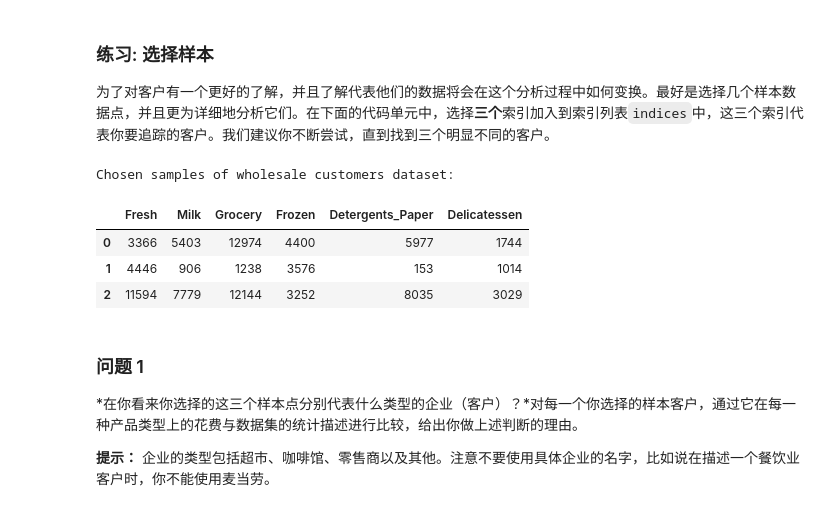
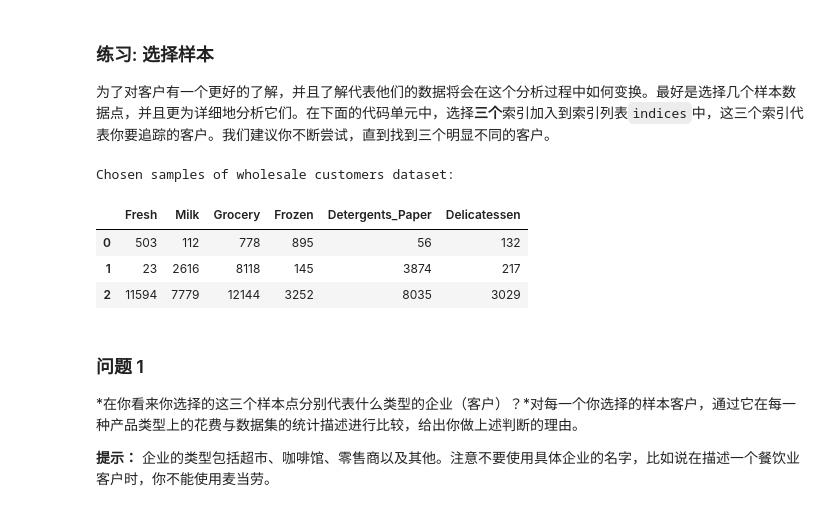
Before and after one commit to hankkuang/udacity_work, a Jupyter notebook: creating_customer_segments-master/creating_customer_segments-master/customer_segments.ipynb, the cells around one changed output. Saved outputs shown, nothing was run; the diff lists cells and outputs as text; code cells hidden in the pictures.

```diff
--- a/creating_customer_segments-master/creating_customer_segments-master/customer_segments.ipynb
+++ b/creating_customer_segments-master/creating_customer_segments-master/customer_segments.ipynb
@@ -72,17 +72,17 @@ display(data.describe())
 为了对客户有一个更好的了解，并且了解代表他们的数据将会在这个分析过程中如何变换。最好是选择几个样本数据点，并且更为详细地分析它们。在下面的代码单元中，选择**三个**索引加入到索引列表`indices`中，这三个索引代表你要追踪的客户。我们建议你不断尝试，直到找到三个明显不同的客户。
 # %%
 # TODO：从数据集中选择三个你希望抽样的数据点的索引
-indices = [10, 400, 100]
+indices = [98, 96, 100]
 
 # 为选择的样本建立一个DataFrame
 samples = pd.DataFrame(data.loc[indices], columns = data.keys()).reset_index(drop = True)
 print("Chosen samples of wholesale customers dataset:")
 display(samples)
 # %% [output]
 Chosen samples of wholesale customers dataset:
 |  | Fresh | Milk | Grocery | Frozen | Detergents_Paper | Delicatessen |
-| 0 | 3366 | 5403 | 12974 | 4400 | 5977 | 1744 |
-| 1 | 4446 | 906 | 1238 | 3576 | 153 | 1014 |
+| 0 | 503 | 112 | 778 | 895 | 56 | 132 |
+| 1 | 23 | 2616 | 8118 | 145 | 3874 | 217 |
 | 2 | 11594 | 7779 | 12144 | 3252 | 8035 | 3029 |
 # %% [markdown]
 ### 问题 1
```
Also changed, not shown: parts of 23 cells of this notebook.
